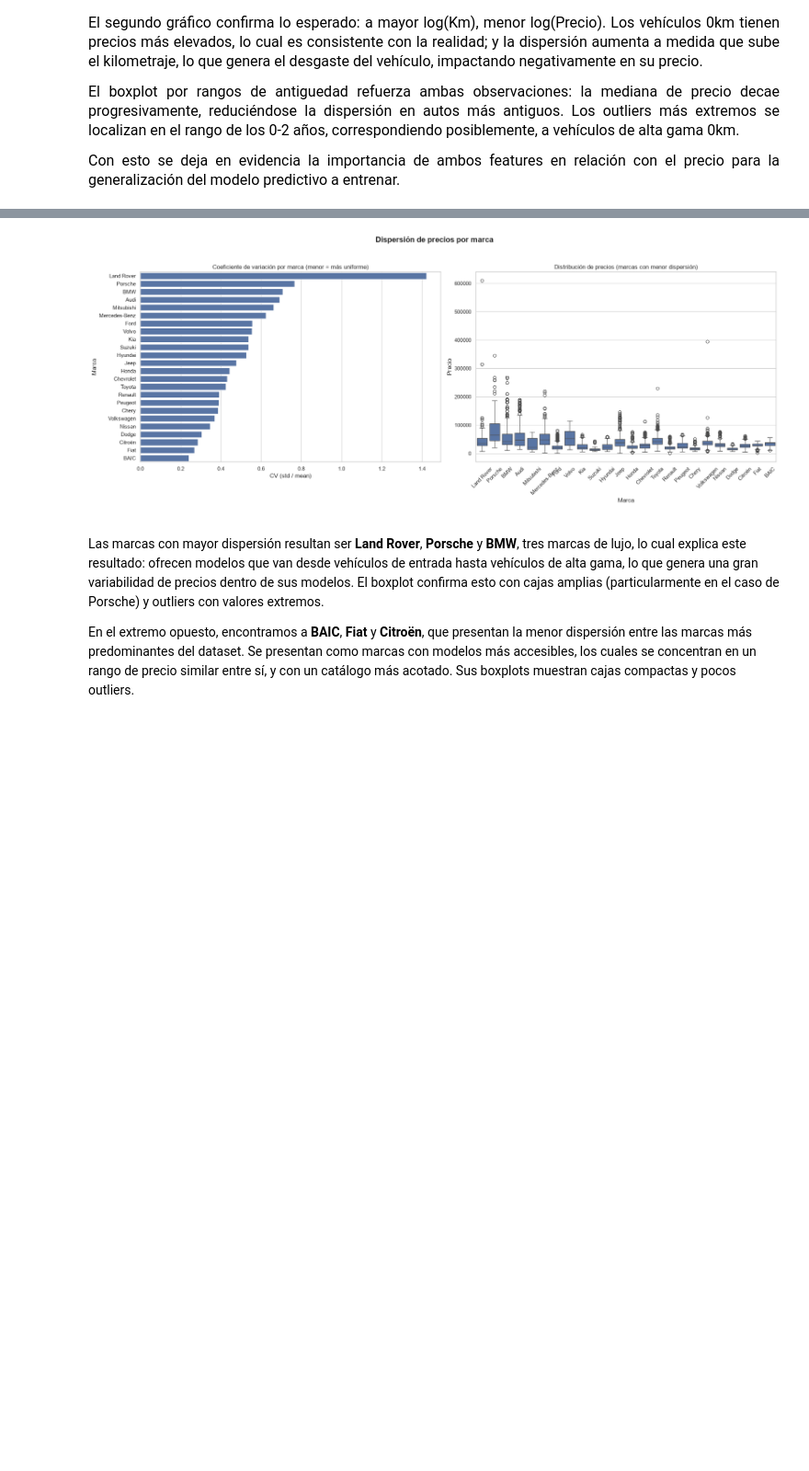
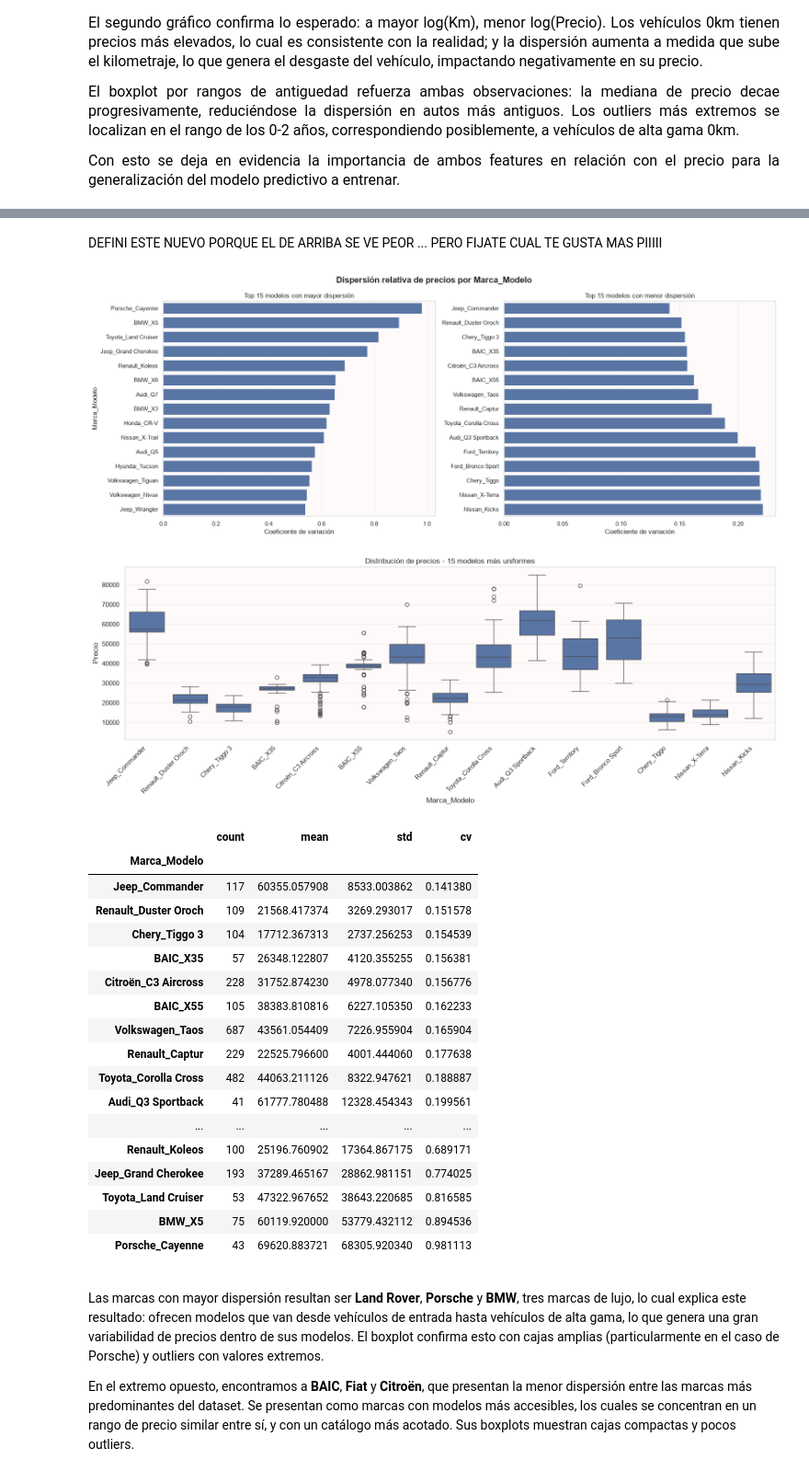
Before and after one commit to PilarOtero/Gurevich_Otero_Informe_PF, a Jupyter notebook: notebook/Gurevich_Otero_Notebook_PF.ipynb, the cells around one changed output, grey strips where cells are left out. Shown at 92% size. Drawn from its saved outputs; the diff is of its cells as text; code cells hidden in the pictures; blank space fills up the shorter version.

```diff
--- a/notebook/Gurevich_Otero_Notebook_PF.ipynb
+++ b/notebook/Gurevich_Otero_Notebook_PF.ipynb
@@ -355,11 +361,15 @@ train, val = onehot_encoding(train, val, columnas_oh)
 # %%
 print('Final del preprocesamiento sobre Entrenamiento')
 summary = pd.DataFrame({
-    "dtype": train.dtypes,
-    "nulos": train.isnull().sum(),
-    "unicos": train.nunique()
+    "dtype": x_train_final.dtypes,
+    "nulos": x_train_final.isnull().sum(),
+    "unicos": x_train_final.nunique()
 })
-summary
+
+pd.set_option('display.max_rows', None)
+pd.set_option('display.max_columns', None)
+
+display(summary)
 # %% [output]
 Final del preprocesamiento sobre Entrenamiento
 |  | dtype | nulos | unicos |
@@ -395,11 +392,15 @@ Name: count, dtype: int64
 # %%
 print('Final del preprocesamiento sobre Validación')
-summary = pd.DataFrame({
-    "dtype": val.dtypes,
-    "nulos": val.isnull().sum(),
-    "unicos": val.nunique()
+summary_ = pd.DataFrame({
+    "dtype": x_val_final.dtypes,
+    "nulos": x_val_final.isnull().sum(),
+    "unicos": x_val_final.nunique()
 })
-summary
+
+pd.set_option('display.max_rows', None)
+pd.set_option('display.max_columns', None)
+
+display(summary_)
 # %% [output]
 Final del preprocesamiento sobre Validación
 |  | dtype | nulos | unicos |
@@ -471,7 +483,28 @@ cv.sort_values("cv")
+# %% [markdown]
+DEFINI ESTE NUEVO PORQUE EL DE ARRIBA SE VE PEOR ... PERO FIJATE CUAL TE GUSTA MAS PIIIII
 # %%
-plot_dispersion_por_marca(data_pre)
+plot_dispersion_por_marca_martu(data_pre, target= "Precio", min_muestras= 35, top_n=15)
 # %% [output]
-[figure, old version]
+[figure, new version]
+[figure, added]
+|  | count | mean | std | cv |
+| Marca_Modelo |  |  |  |  |
+| Jeep_Commander | 117 | 60355.057908 | 8533.003862 | 0.141380 |
+| Renault_Duster Oroch | 109 | 21568.417374 | 3269.293017 | 0.151578 |
+| Chery_Tiggo 3 | 104 | 17712.367313 | 2737.256253 | 0.154539 |
+| BAIC_X35 | 57 | 26348.122807 | 4120.355255 | 0.156381 |
+| Citroën_C3 Aircross | 228 | 31752.874230 | 4978.077340 | 0.156776 |
+| BAIC_X55 | 105 | 38383.810816 | 6227.105350 | 0.162233 |
+| Volkswagen_Taos | 687 | 43561.054409 | 7226.955904 | 0.165904 |
+| Renault_Captur | 229 | 22525.796600 | 4001.444060 | 0.177638 |
+| Toyota_Corolla Cross | 482 | 44063.211126 | 8322.947621 | 0.188887 |
+| Audi_Q3 Sportback | 41 | 61777.780488 | 12328.454343 | 0.199561 |
+| ... | ... | ... | ... | ... |
+| Renault_Koleos | 100 | 25196.760902 | 17364.867175 | 0.689171 |
+| Jeep_Grand Cherokee | 193 | 37289.465167 | 28862.981151 | 0.774025 |
+| Toyota_Land Cruiser | 53 | 47322.967652 | 38643.220685 | 0.816585 |
+| BMW_X5 | 75 | 60119.920000 | 53779.432112 | 0.894536 |
+| Porsche_Cayenne | 43 | 69620.883721 | 68305.920340 | 0.981113 |
 # %% [markdown]
 <p style="text-align: justify; text-justify: inter-word; font-size: 16px;">
 
```
Also changed, not shown: parts of 34 cells of this notebook, 4 other files.
